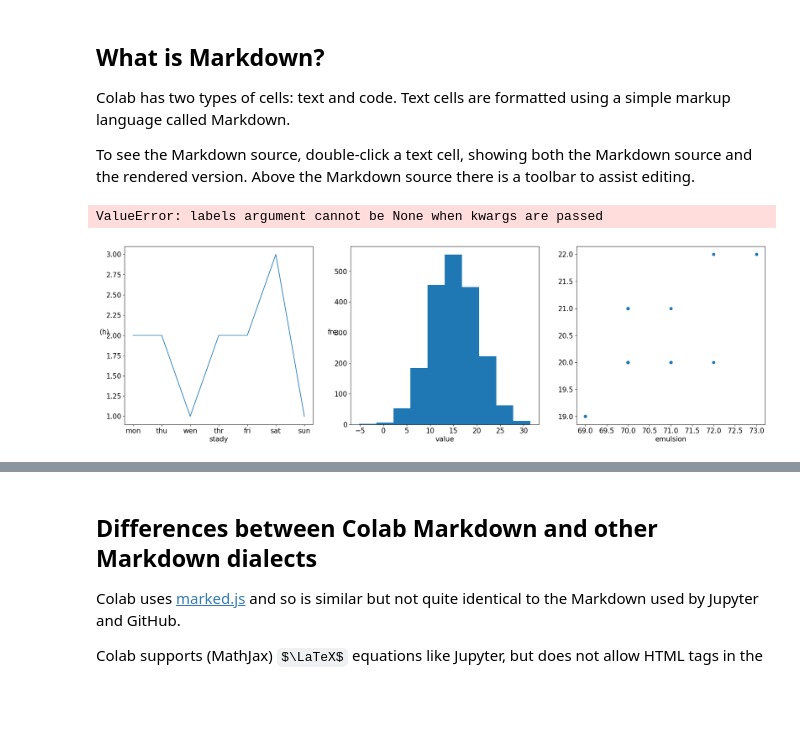
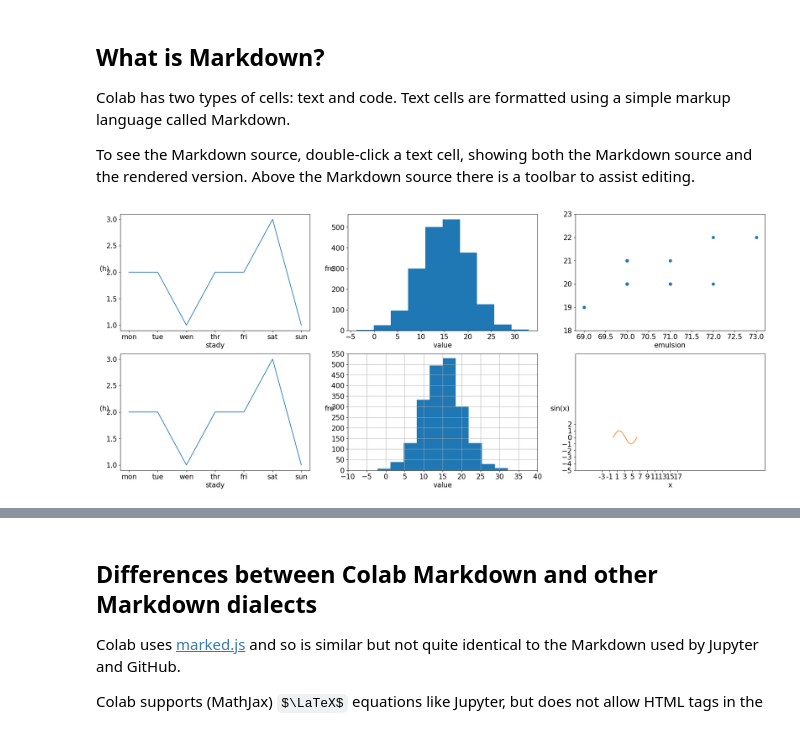
Before and after one commit to candy47674/data-analysis-basic-kadai, a Jupyter notebook: kadai_005.ipynb, the cells around one changed output, grey strips where cells are left out. Drawn from its saved outputs; the diff is of its cells as text; code cells hidden in the pictures; some formulas as TeX source; blank space fills up the shorter version.

```diff
--- a/kadai_005.ipynb
+++ b/kadai_005.ipynb
@@ -10,32 +10,68 @@ To see the Markdown source, double-click a text cell, showing both the Markdown
 # %%
 import matplotlib.pyplot as plt
 import numpy as np
-fig,ax = plt.subplots(1,3, facecolor = "white", figsize =(25,7))   #表の数とキャンパスサイズ　背景は白
+fig,ax = plt.subplots(2,3, facecolor = "white", figsize =(25,10))   #表の数とキャンパスサイズ　背景は白
 plt.rcParams["font.size"]= 15 #文字サイズ
 #1つめのプロット(グラフ)
-ax[0].plot(["mon","thu","wen","thr","fri","sat","sun"],[2, 2, 1, 2, 2, 3, 1])
-ax[0].set_xlabel("stady")
-ax[0].set_ylabel("(h)", rotation = "horizontal")
+ax[0,0].plot(["mon","tue","wen","thr","fri","sat","sun"],[2, 2, 1, 2, 2, 3, 1])
+ax[0,0].set_xlabel("stady")
+ax[0,0].set_ylabel("(h)", rotation = "horizontal")
 
 #2つめのプロット(グラフ)
 # 平均が15, 標準偏差5の標準正規分布から2000個の乱数の生成する
 x = np.random .normal(15, 5, 2000)
-ax[1].hist(x)
-ax[1].set_xlabel("value")
-ax[1].set_ylabel("fre", rotation = "horizontal")
+ax[0,1].hist(x)
+ax[0,1].set_xlabel("value")
+ax[0,1].set_ylabel("fre", rotation = "horizontal")
 
 #3つめのプロット(グラフ)
 x = [70, 71, 72, 72, 70, 70, 69, 70, 71, 70, 71, 70, 70, 70, 70, 70, 71, 70, 69, 70, 73]
 y = [21, 21, 20, 22, 20, 20, 19, 20, 20, 20, 20, 20, 21, 20, 21, 21, 20, 21, 19, 20, 22]
 
-ax[2].scatter(x, y)
-ax[2].set_xlabel("emulsion")
-ax[2].set_yticks("temp", rotation = "horizontal")
+ax[0,2].scatter(x, y)
+ax[0,2].set_xlabel("emulsion")
+ax[0,2].set_yticks([18, 19, 20, 21, 22, 23])
+
+
+#4つめのプロット(グラフ)
+ax[1,0].plot(["mon","tue","wen","thr","fri","sat","sun"],[2, 2, 1, 2, 2, 3, 1])
+
+ax[1,0].set_xlabel("stady")
+ax[1,0].set_ylabel("(h)", rotation = "horizontal")
+ax[1,0].marker = "o"
+
+#5つめのプロット(グラフ)
+# 平均が15, 標準偏差5の標準正規分布から2000個の乱数の生成する
+a = np.random .normal(15, 5, 2000)
+plt.xlim(-10, 40)
+plt.hist(x, bins=40)
+ax[1,1].hist(a)
+ax[1,1].set_xlim(-10, 40)  # x軸の範囲を設定
+ax[1,1].set_ylim(0, 150)   # y軸の範囲を設定
+ax[1,1].set_xticks(range(-10, 41, 5))  # x軸の目盛りを設定
+ax[1,1].set_yticks(range(0, 600, 50))  # y軸の目盛りを設定
+ax[1,1].set_xlabel("value")
+ax[1,1].set_ylabel("fre", rotation = "horizontal")
+ax[1,1].grid(True)
+
+# 6つめのプロット（グラフ） SIN関数のプロット
+x = np.linspace(0, 2 * np.pi, 100)
+y = np.sin(x)
+ax[1,2].plot(x, y)
+ax[1,2].set_xlabel("x")
+ax[1,2].set_ylabel("sin(x)", rotation="horizontal")
+
+# x軸の目盛りを整数に設定
+xticks = np.arange(-3, 18, 2)
+ax[1,2].set_xticks(xticks)
+ax[1,2].set_xticklabels(xticks)
+
+# y軸の目盛りを設定
+ax[1,2].set_yticks(np.arange(-5, 2.5, 1))
 
 plt.show()
 # %% [output]
-ValueError: labels argument cannot be None when kwargs are passed
-[figure, old version]
+[figure, new version]
 # %% [markdown]
 ## Reference
 
```
